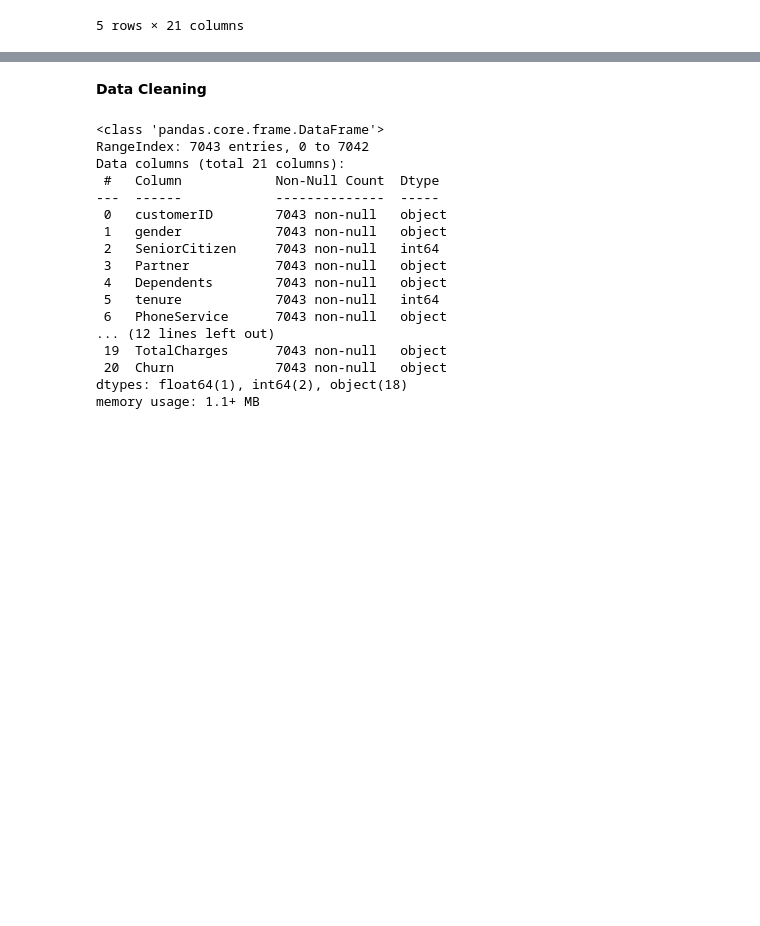
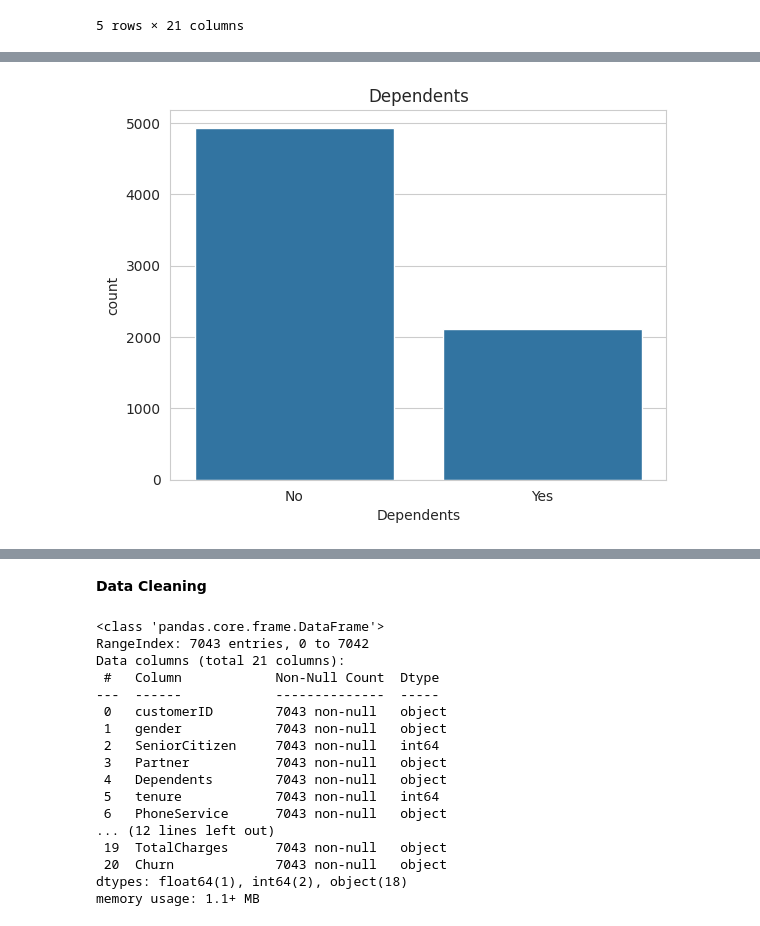
Before and after one commit to Satya-789/ML_Customer_Churn_Prediction_Feature_Engineering, a Jupyter notebook: Customerr_Churn_Prediction_Feature_Engineering_.ipynb, the cells around one changed output, grey strips where cells are left out. Drawn from its saved outputs; the diff is of its cells as text; code cells hidden in the pictures; blank space fills up the shorter version.

```diff
--- a/Customerr_Churn_Prediction_Feature_Engineering_.ipynb
+++ b/Customerr_Churn_Prediction_Feature_Engineering_.ipynb
@@ -38,0 +61,6 @@ df.head()
+# %%
+sns.countplot(x="Dependents", data=df)
+plt.title("Dependents")
+plt.show()
+# %% [output]
+[figure, added]
```
Also changed, not shown: parts of 32 cells of this notebook, 1 other file.
